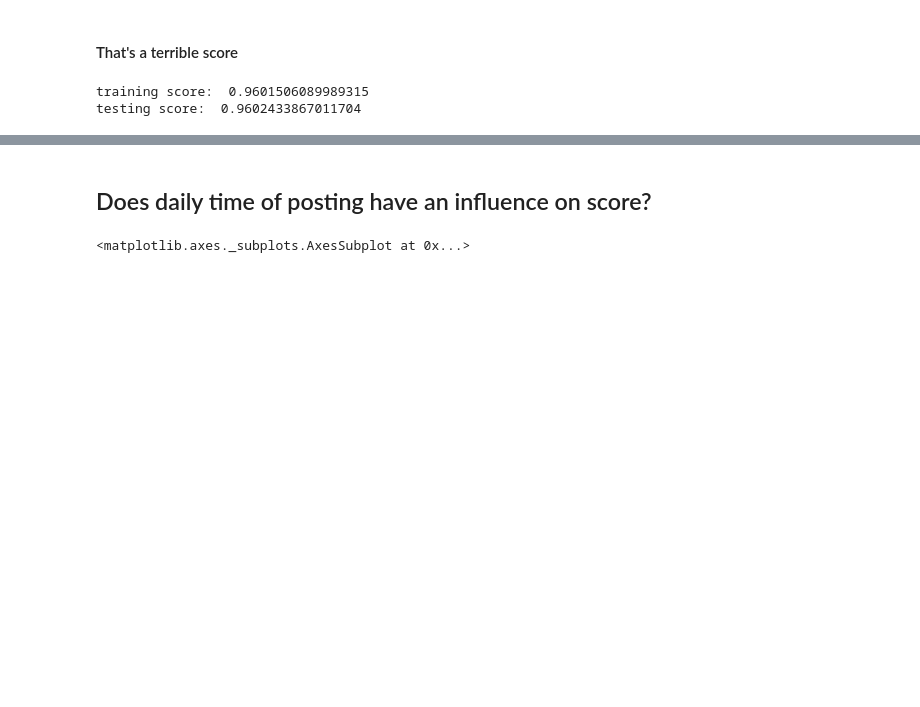
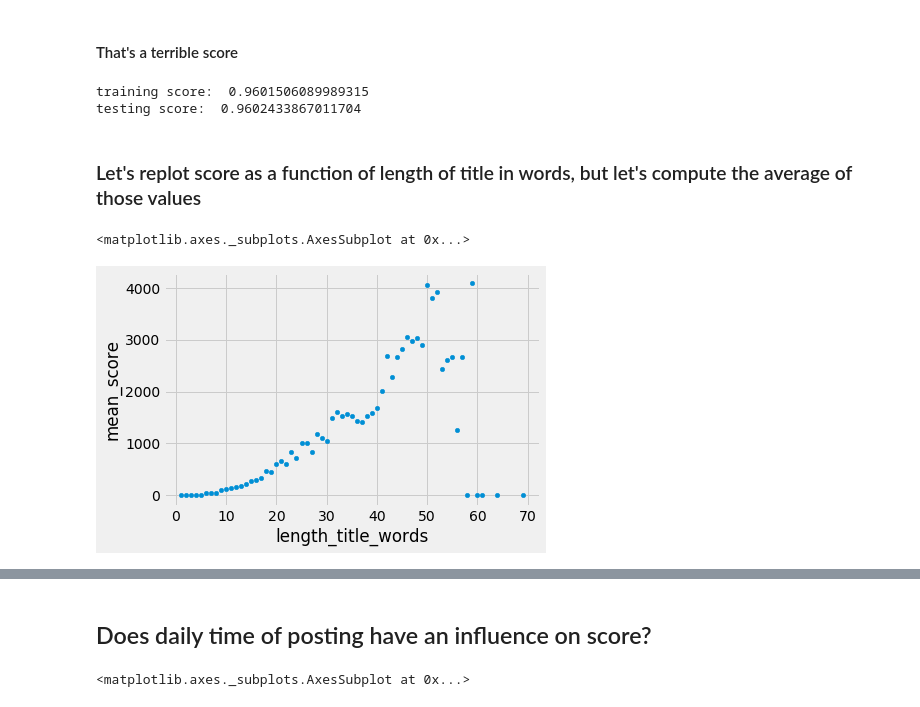
Before and after one commit to thomatou/reddit, a Jupyter notebook: reddit_tyler.ipynb, the cells around one changed output, grey strips where cells are left out. Cells and saved outputs as stored; diff of their text form; code cells hidden in the pictures; blank space fills up the shorter version.

```diff
--- a/reddit_tyler.ipynb
+++ b/reddit_tyler.ipynb
@@ -147,3 +147,19 @@ print('testing score: ', lr.score(X_test,y_test))
 # %% [output]
 training score:  0.9601506089989315
 testing score:  0.9602433867011704
+# %% [markdown]
+### Let's replot score as a function of length of title in words, but let's compute the average of those values
+# %%
+plot_length_title_score_df = df[['score', 'length_of_title_words']].groupby('length_of_title_words')\
+                                                                    .agg(['mean', 'std']).reset_index()
+
+plot_length_title_score_df.columns = plot_length_title_score_df.columns.droplevel()
+
+plot_length_title_score_df.rename(columns={'':'length_title_words', 'mean': 'mean_score'}, inplace=True)
+
+plot_length_title_score_df.columns
+# %%
+plot_length_title_score_df.plot(kind='scatter', x='length_title_words', y='mean_score')
+# %% [output]
+<matplotlib.axes._subplots.AxesSubplot at 0x...>
+[figure, added]
```
Also changed, not shown: parts of 24 cells of this notebook.
